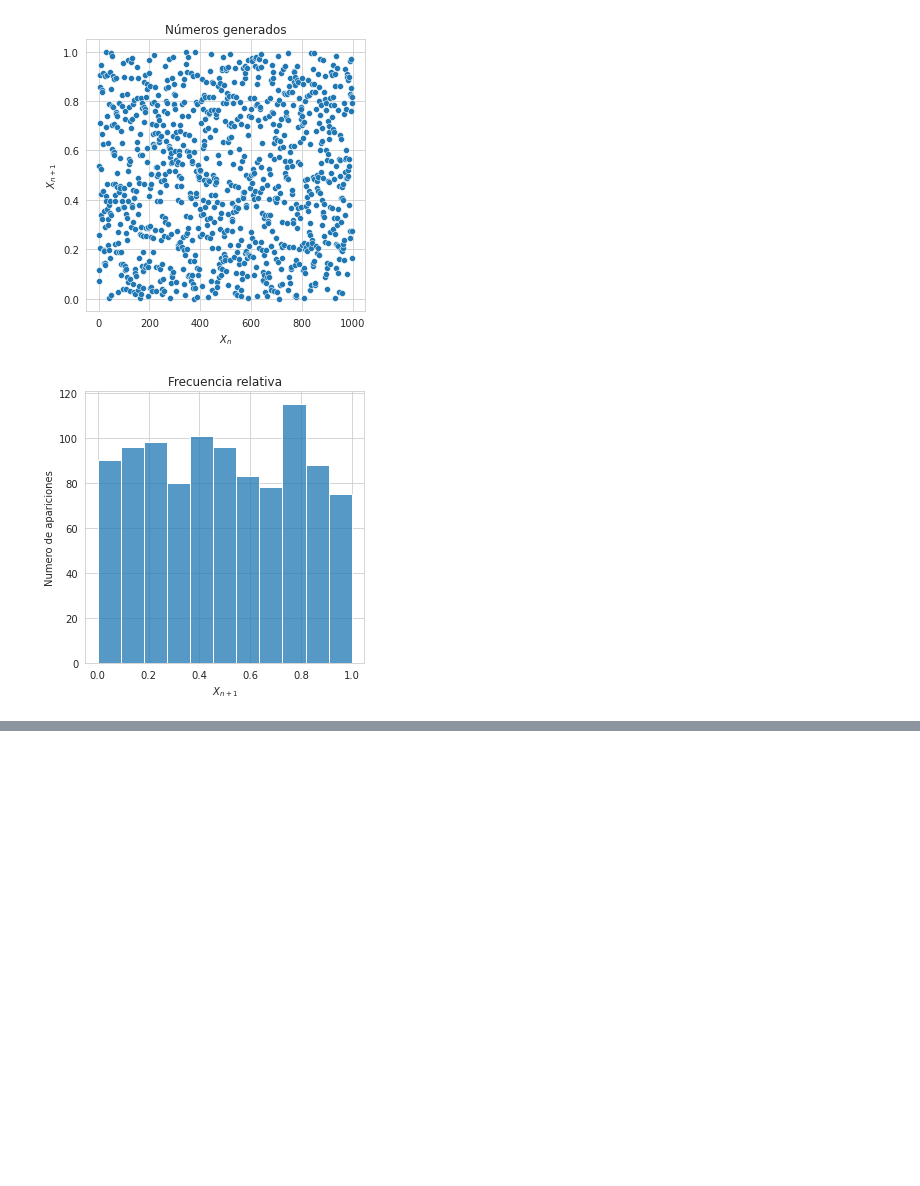
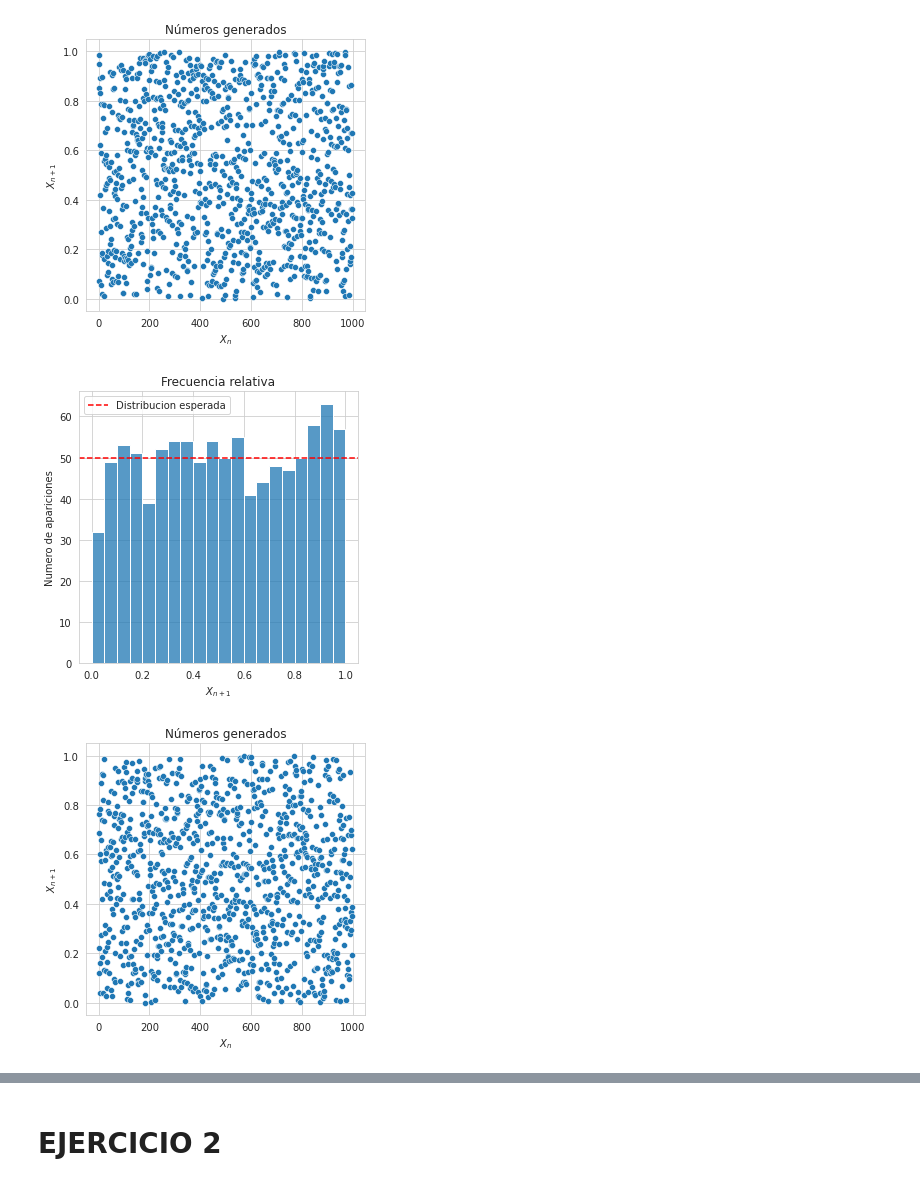
Before and after one commit to AlejandroDaneri/simulacion, a Jupyter notebook: Resolucion.ipynb, the cells around one changed output, grey strips where cells are left out. Cells and saved outputs as stored; diff of their text form; code cells hidden in the pictures; blank space fills up the shorter version.

```diff
--- a/Resolucion.ipynb
+++ b/Resolucion.ipynb
@@ -34,3 +50,11 @@ for i in range(1000):
+# %%
+gcl_generator = GCL(int((99289 + 96453 + 100853 + 97839 )/4)) # parte entera del promedio de los padrones
+
+gcl_generated = []
+gcl_uniform_generated = []
+for i in range(1000):
+    gcl_generated.append(gcl_generator.random())
+    gcl_uniform_generated.append(gcl_generator.u_random())
 # %%
 sns.scatterplot(data=generated)
 plt.title('Números generados')
@@ -49,15 +105,46 @@ plt.show()
 # %%
 sns.scatterplot(data=uniform_generated)
 plt.title('Números generados')
 plt.ylabel("$X_{n+1}$")
 plt.xlabel("$X_n$")
 plt.show()
 
-sns.histplot(data=uniform_generated)
+sns.histplot(data=uniform_generated,bins=20)
 plt.title('Frecuencia relativa')
 plt.ylabel("Numero de apariciones")
 plt.xlabel("$X_{n+1}$")
+plt.axhline(
+    y=1000 / 20,
+    xmin=0,
+    xmax=1,
+    color="r",
+    linestyle="--",
+    label="Distribucion esperada",
+)
+plt.legend()
 plt.show()
+
+sns.scatterplot(data=gcl_uniform_generated)
+plt.title('Números generados')
+plt.ylabel("$X_{n+1}$")
+plt.xlabel("$X_n$")
+plt.show()
+
+sns.histplot(data=gcl_uniform_generated,bins=20)
+plt.axhline(
+    y=1000 / 20,
+    xmin=0,
+    xmax=1,
+    color="r",
+    linestyle="--",
+    label="Distribucion esperada",
+)
+plt.title('Frecuencia relativa')
+plt.ylabel("Numero de apariciones")
+plt.xlabel("$X_{n+1}$")
+plt.legend()
+plt.show()
 # %% [output]
-[figure, old version]
+[figure, new version]
-[figure, old version]
+[figure, new version]
+[figure, added]
@@ -63,0 +152,2 @@ plt.show()
+# %% [markdown]
+# EJERCICIO 2
```
Also changed, not shown: parts of 17 cells of this notebook.
